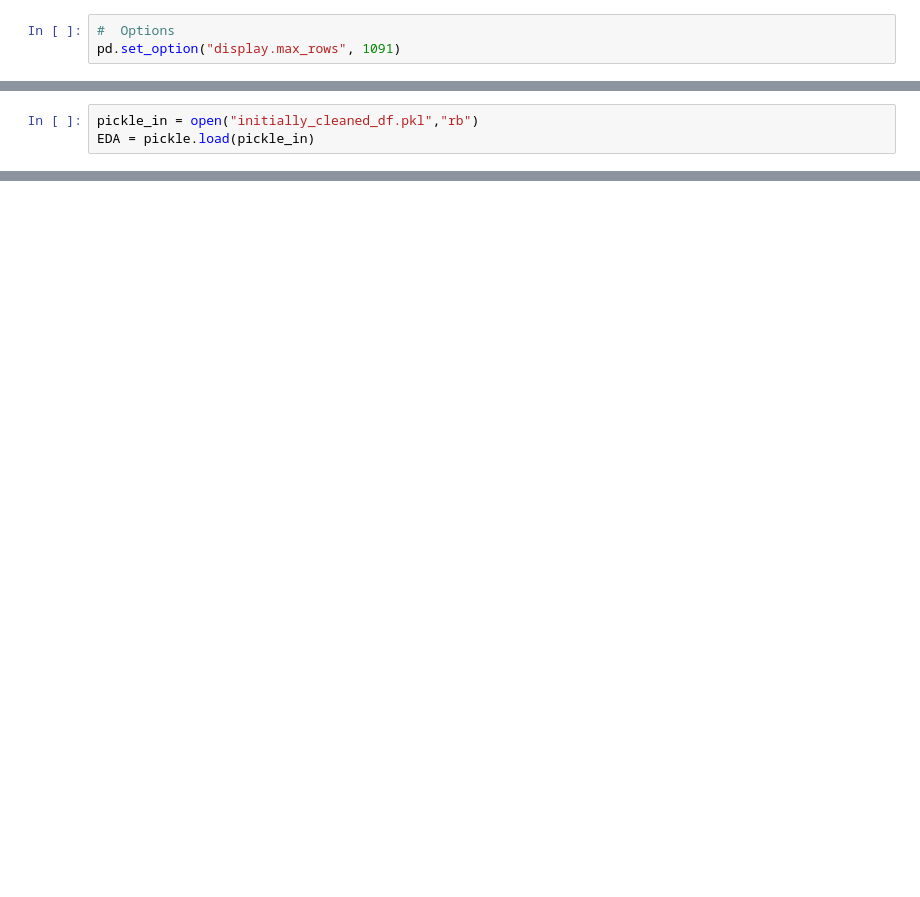
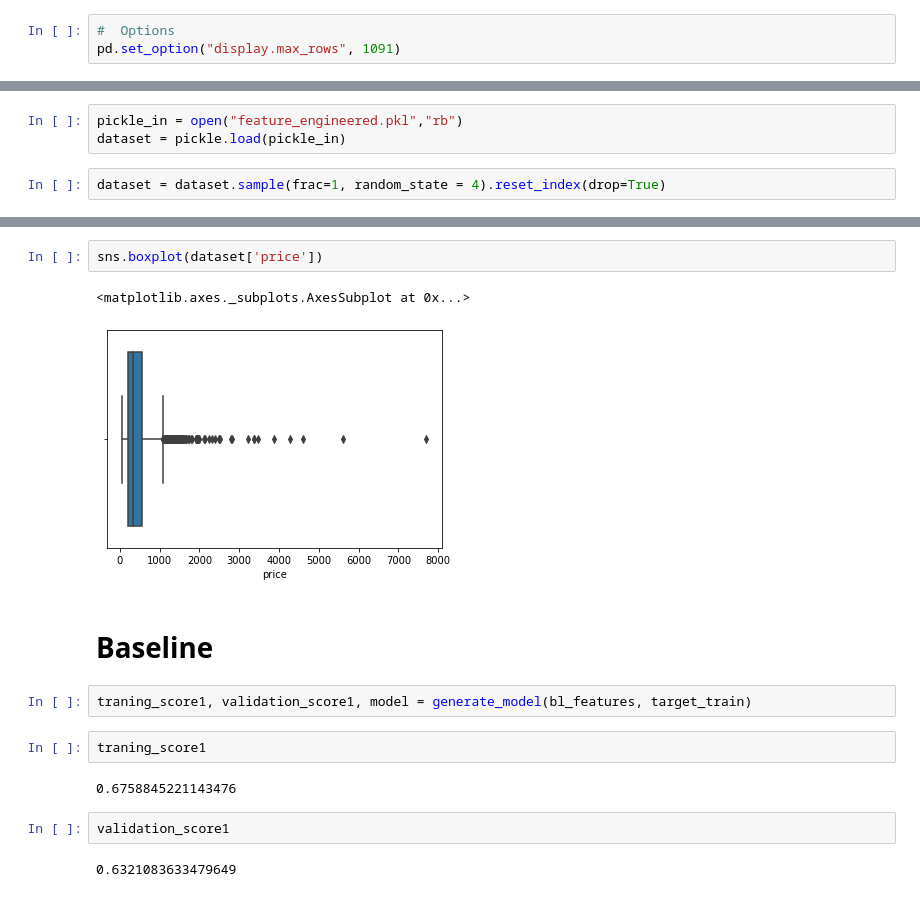
Before and after one commit to reemalmuqbil/predict-jewelry-price, a Jupyter notebook: EDA.ipynb, the cells around one changed output, grey strips where cells are left out. Drawn from its saved outputs; the diff is of its cells as text; blank space fills up the shorter version.

```diff
--- a/EDA.ipynb
+++ b/EDA.ipynb
@@ -16,3 +62,5 @@ pd.set_option("display.max_rows", 1091)
 # %%
-pickle_in = open("initially_cleaned_df.pkl","rb")
-EDA = pickle.load(pickle_in)
+pickle_in = open("feature_engineered.pkl","rb")
+dataset = pickle.load(pickle_in)
+# %%
+dataset = dataset.sample(frac=1, random_state = 4).reset_index(drop=True)
@@ -66,0 +107,17 @@ len(engineered_dataset.columns)
+# %%
+sns.boxplot(dataset['price'])
+# %% [output]
+<matplotlib.axes._subplots.AxesSubplot at 0x...>
+[figure, added]
+# %% [markdown]
+# Baseline
+# %%
+traning_score1, validation_score1, model = generate_model(bl_features, target_train)
+# %%
+traning_score1
+# %% [output]
+0.6758845221143476
+# %%
+validation_score1
+# %% [output]
+0.6321083633479649
```
Also changed, not shown: parts of 69 cells of this notebook, 10 other files.
